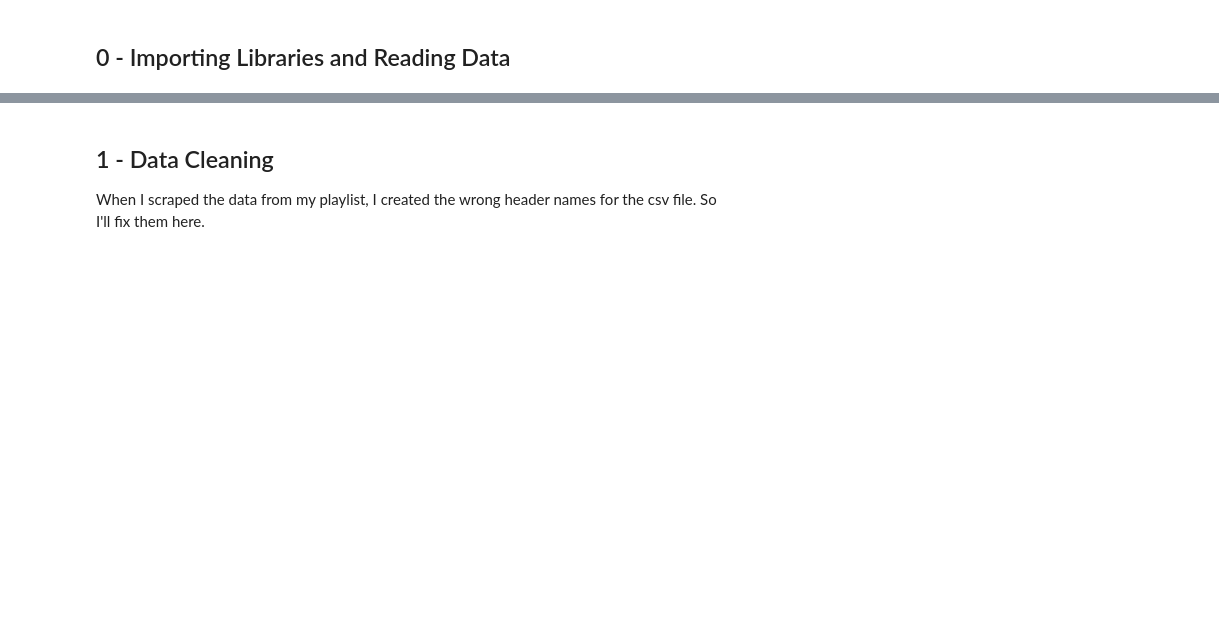
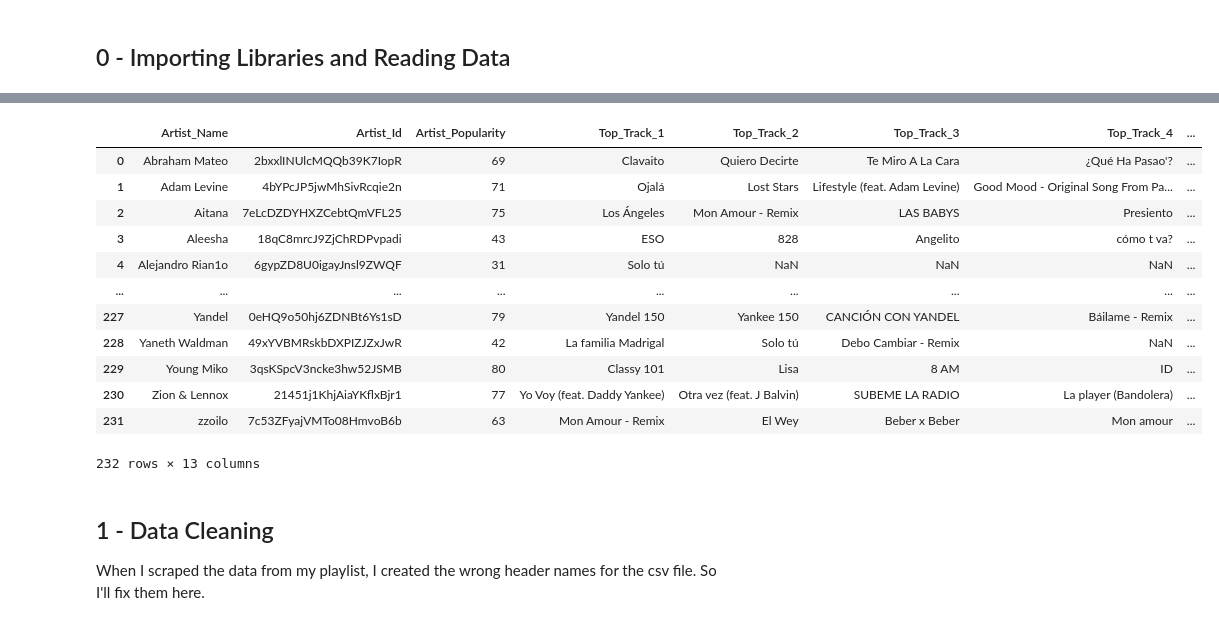
Before and after one commit to Mike-McKee/spotify-popularity, a Jupyter notebook: python_code/data_analysis.ipynb, the cells around one changed output, grey strips where cells are left out. Saved outputs shown, nothing was run; the diff lists cells and outputs as text; code cells hidden in the pictures; blank space fills up the shorter version.

```diff
--- a/python_code/data_analysis.ipynb
+++ b/python_code/data_analysis.ipynb
@@ -18,3 +34,19 @@ artists = pd.read_csv('files/updated_artists.csv')
+# %%
+artists
+# %% [output]
+|  | Artist_Name | Artist_Id | Artist_Popularity | Top_Track_1 | Top_Track_2 | Top_Track_3 | Top_Track_4 | ... |
+| 0 | Abraham Mateo | 2bxxlINUlcMQQb39K7IopR | 69 | Clavaito | Quiero Decirte | Te Miro A La Cara | ¿Qué Ha Pasao'? | ... |
+| 1 | Adam Levine | 4bYPcJP5jwMhSivRcqie2n | 71 | Ojalá | Lost Stars | Lifestyle (feat. Adam Levine) | Good Mood - Original Song From Pa... | ... |
+| 2 | Aitana | 7eLcDZDYHXZCebtQmVFL25 | 75 | Los Ángeles | Mon Amour - Remix | LAS BABYS | Presiento | ... |
+| 3 | Aleesha | 18qC8mrcJ9ZjChRDPvpadi | 43 | ESO | 828 | Angelito | cómo t va? | ... |
+| 4 | Alejandro Rian1o | 6gypZD8U0igayJnsl9ZWQF | 31 | Solo tú | NaN | NaN | NaN | ... |
+| ... | ... | ... | ... | ... | ... | ... | ... | ... |
+| 227 | Yandel | 0eHQ9o50hj6ZDNBt6Ys1sD | 79 | Yandel 150 | Yankee 150 | CANCIÓN CON YANDEL | Báilame - Remix | ... |
+| 228 | Yaneth Waldman | 49xYVBMRskbDXPIZJZxJwR | 42 | La familia Madrigal | Solo tú | Debo Cambiar - Remix | NaN | ... |
+| 229 | Young Miko | 3qsKSpcV3ncke3hw52JSMB | 80 | Classy 101 | Lisa | 8 AM | ID | ... |
+| 230 | Zion & Lennox | 21451j1KhjAiaYKflxBjr1 | 77 | Yo Voy (feat. Daddy Yankee) | Otra vez (feat. J Balvin) | SUBEME LA RADIO | La player (Bandolera) | ... |
+| 231 | zzoilo | 7c53ZFyajVMTo08HmvoB6b | 63 | Mon Amour - Remix | El Wey | Beber x Beber | Mon amour | ... |
+232 rows × 13 columns
 # %% [markdown]
 ## 1 - Data Cleaning
 
```
Also changed, not shown: parts of 16 cells of this notebook.
